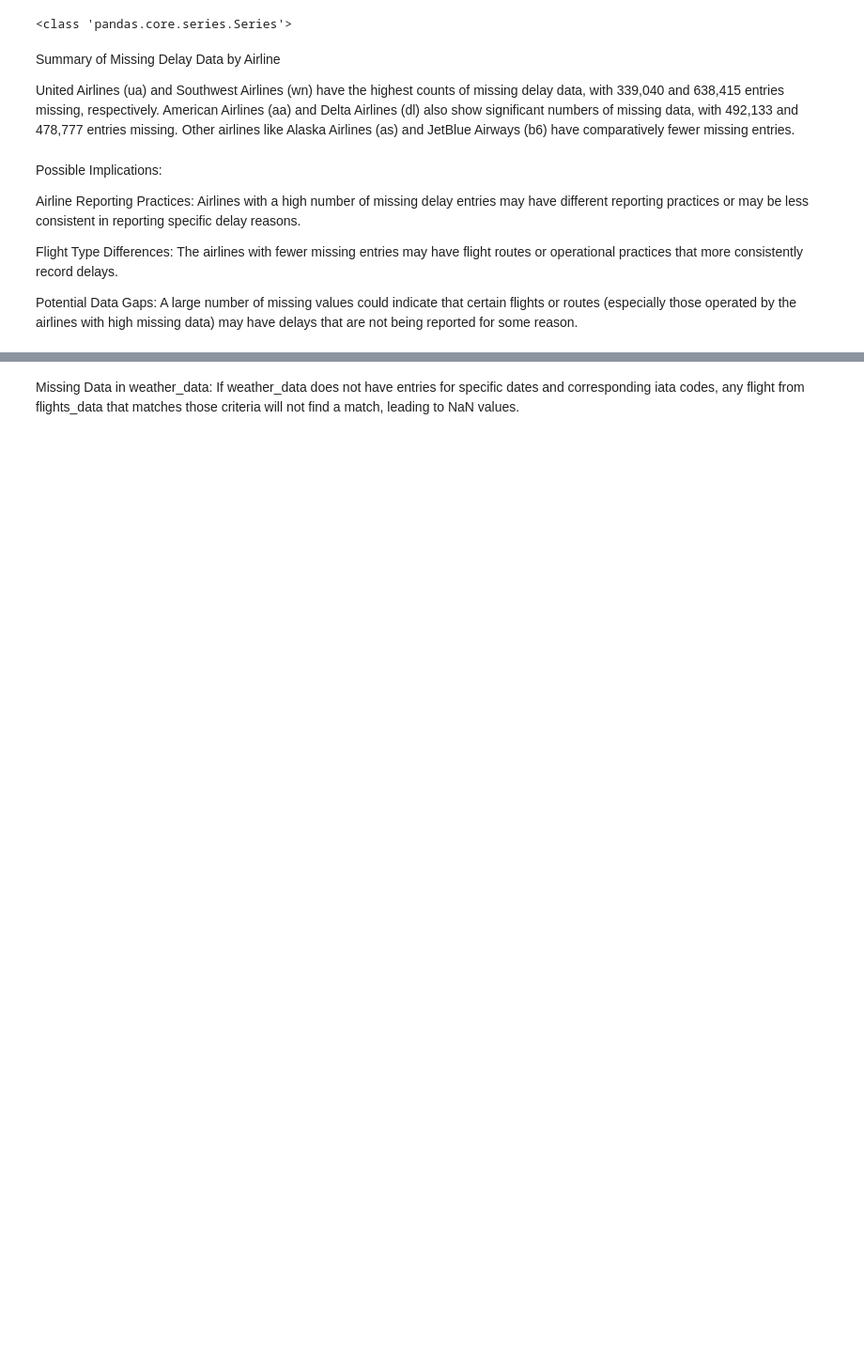
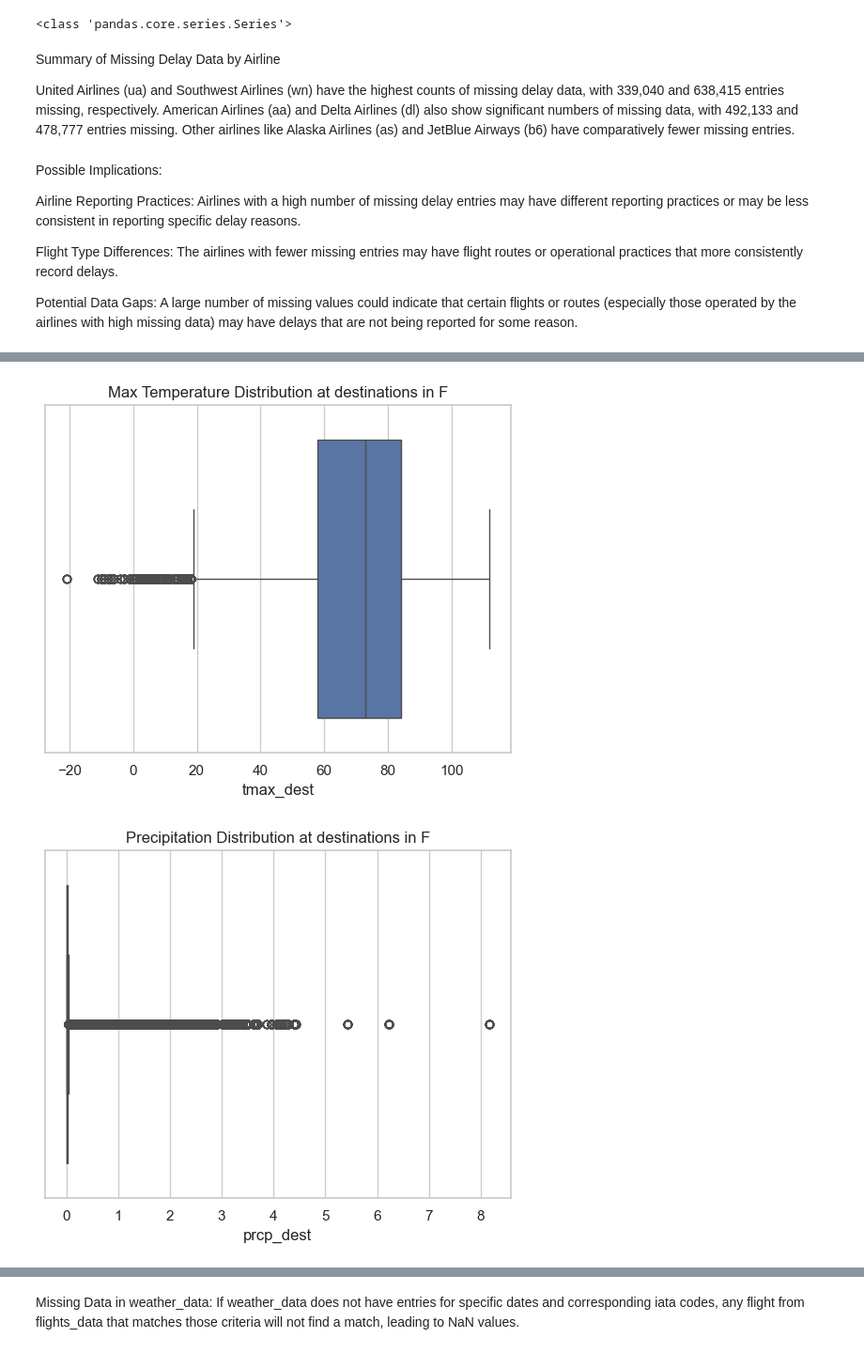
Before and after one commit to hopehusemann/Capstone, a Jupyter notebook: data_wrangling_and_eda.ipynb, the cells around one changed output, grey strips where cells are left out. Shown: that part at 94% size. Saved outputs shown, nothing was run; the diff lists cells and outputs as text; code cells hidden in the pictures; blank space fills up the shorter version.

```diff
--- a/data_wrangling_and_eda.ipynb
+++ b/data_wrangling_and_eda.ipynb
@@ -1166,10 +1516,13 @@ plt.show()
 # %%
 # Weather Variables: Analyze temperature and precipitation.
 
-sns.boxplot(x='tmax', data=weather_data)
-plt.title('Max Temperature Distribution')
+sns.boxplot(x='tmax_dest', data=combined_data_cleaned)
+plt.title('Max Temperature Distribution at destinations in F')
 plt.show()
 
-sns.boxplot(x='prcp', data=weather_data)
-plt.title('Precipitation Distribution')
+sns.boxplot(x='prcp_dest', data=combined_data_cleaned)
+plt.title('Precipitation Distribution at destinations in F')
 plt.show()
+# %% [output]
+[figure, added]
+[figure, added]
```
Also changed, not shown: parts of 112 cells of this notebook.
